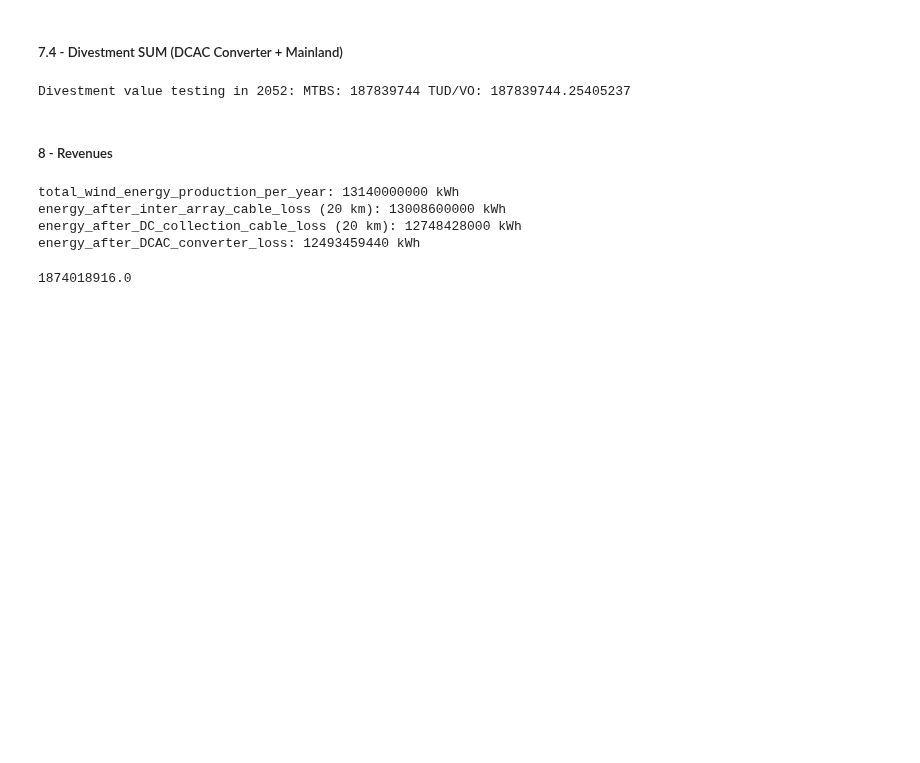
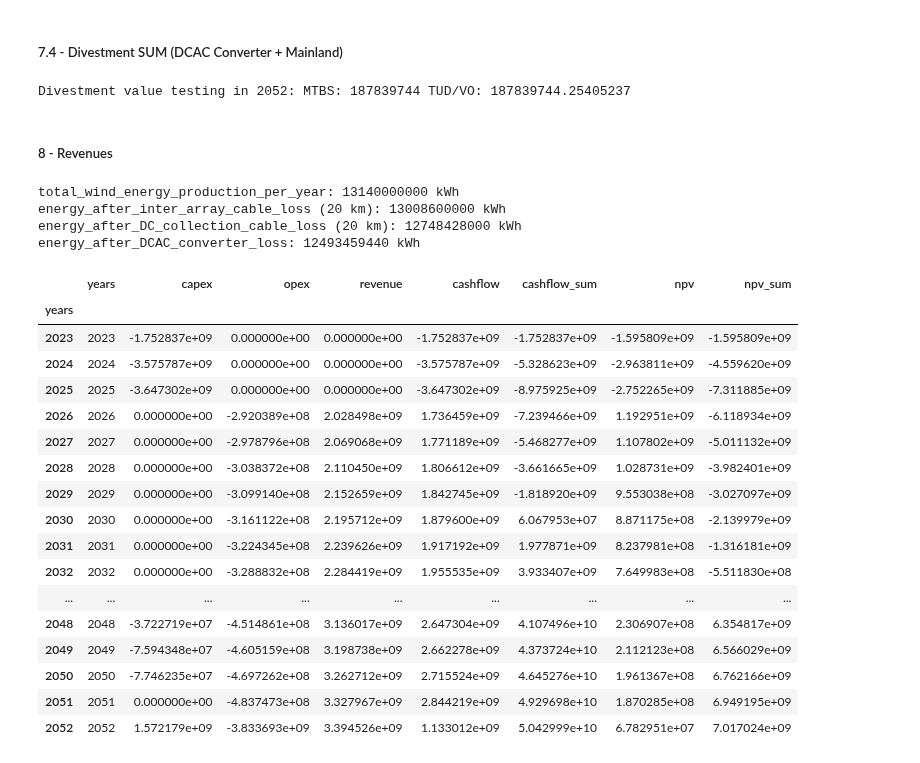
Before and after one commit to VanOord/OpenSCSim, a Jupyter notebook: Test - compare MTBS xls with python outcomes - Wouter (case 4B).ipynb, the cells around one changed output. Cells and saved outputs as stored; diff of their text form; code cells hidden in the pictures; blank space fills up the shorter version.

Commit message:
Working version (revenue)

```diff
--- a/Test - compare MTBS xls with python outcomes - Wouter (case 4B).ipynb
+++ b/Test - compare MTBS xls with python outcomes - Wouter (case 4B).ipynb
@@ -637,26 +637,30 @@ energy_after_DCAC_converter_loss: 12493459440 kWh
 # %%
 # create escalation list
 escalation_base_year=2023
-lifecycle=30
+lifecycle=29
 escalation_rate=0.02
-escalation_list = []
 escalation_years = []
+escalation_values = []
 previous = 1
 for index, year in enumerate(list(range(escalation_base_year, escalation_base_year + lifecycle + 1))):
     previous = previous * (1 + escalation_rate)
-    escalation_list.append(previous)
     escalation_years.append(year)
+    escalation_values.append(previous)
 # %%
 # escalate revenue values
 construction_duration = 2
 revenue_years = list(range(escalation_base_year + construction_duration, escalation_base_year + lifecycle + 1))
 revenue_value = energy_after_DCAC_converter_loss * 0.15 # LCOE: 0.12 EU/kWh (see below) ... take 3 ct profit?
-revenue_values=[]
-for i, revenue_year in enumerate(revenue_years):
-    revenue_values.append(revenue_value * escalation_list[
-        [index for index, escalation_year in enumerate(escalation_years) if escalation_year == revenue_year][0]])
-
-df_combined['revenue'] = revenue_value
-for i in [2023, 2024, 2025]:
-    df_combined.loc[i, 'revenue'] = 0
+# %%
+revenue_values=[]
+for i, revenue_year in enumerate(revenue_years):
+    revenue_values.append(revenue_value * escalation_values[
+        [index for index, escalation_year in enumerate(escalation_years) if escalation_year == revenue_year][0]])
+# %%
+for i, revenue_year in enumerate(revenue_years):
+    df_combined.loc[revenue_year, 'revenue'] = revenue_values[i]
+
+# set first three years to zero ... NB: this is not very general, may need to be improved
+for i in [2023, 2024, 2025]:
+    df_combined.loc[i, 'revenue'] = 0
 # %%
@@ -664,3 +668,21 @@ df_combined_npv=calculate_npv(df_combined, 2023, WACC=0.0984)
 # %%
+df_combined_npv
 # %% [output]
-1874018916.0
+|  | years | capex | opex | revenue | cashflow | cashflow_sum | npv | npv_sum |
+| years |  |  |  |  |  |  |  |  |
+| 2023 | 2023 | -1.752837e+09 | 0.000000e+00 | 0.000000e+00 | -1.752837e+09 | -1.752837e+09 | -1.595809e+09 | -1.595809e+09 |
+| 2024 | 2024 | -3.575787e+09 | 0.000000e+00 | 0.000000e+00 | -3.575787e+09 | -5.328623e+09 | -2.963811e+09 | -4.559620e+09 |
+| 2025 | 2025 | -3.647302e+09 | 0.000000e+00 | 0.000000e+00 | -3.647302e+09 | -8.975925e+09 | -2.752265e+09 | -7.311885e+09 |
+| 2026 | 2026 | 0.000000e+00 | -2.920389e+08 | 2.028498e+09 | 1.736459e+09 | -7.239466e+09 | 1.192951e+09 | -6.118934e+09 |
+| 2027 | 2027 | 0.000000e+00 | -2.978796e+08 | 2.069068e+09 | 1.771189e+09 | -5.468277e+09 | 1.107802e+09 | -5.011132e+09 |
+| 2028 | 2028 | 0.000000e+00 | -3.038372e+08 | 2.110450e+09 | 1.806612e+09 | -3.661665e+09 | 1.028731e+09 | -3.982401e+09 |
+| 2029 | 2029 | 0.000000e+00 | -3.099140e+08 | 2.152659e+09 | 1.842745e+09 | -1.818920e+09 | 9.553038e+08 | -3.027097e+09 |
+| 2030 | 2030 | 0.000000e+00 | -3.161122e+08 | 2.195712e+09 | 1.879600e+09 | 6.067953e+07 | 8.871175e+08 | -2.139979e+09 |
+| 2031 | 2031 | 0.000000e+00 | -3.224345e+08 | 2.239626e+09 | 1.917192e+09 | 1.977871e+09 | 8.237981e+08 | -1.316181e+09 |
+| 2032 | 2032 | 0.000000e+00 | -3.288832e+08 | 2.284419e+09 | 1.955535e+09 | 3.933407e+09 | 7.649983e+08 | -5.511830e+08 |
+| ... | ... | ... | ... | ... | ... | ... | ... | ... |
+| 2048 | 2048 | -3.722719e+07 | -4.514861e+08 | 3.136017e+09 | 2.647304e+09 | 4.107496e+10 | 2.306907e+08 | 6.354817e+09 |
+| 2049 | 2049 | -7.594348e+07 | -4.605159e+08 | 3.198738e+09 | 2.662278e+09 | 4.373724e+10 | 2.112123e+08 | 6.566029e+09 |
+| 2050 | 2050 | -7.746235e+07 | -4.697262e+08 | 3.262712e+09 | 2.715524e+09 | 4.645276e+10 | 1.961367e+08 | 6.762166e+09 |
+| 2051 | 2051 | 0.000000e+00 | -4.837473e+08 | 3.327967e+09 | 2.844219e+09 | 4.929698e+10 | 1.870285e+08 | 6.949195e+09 |
+| 2052 | 2052 | 1.572179e+09 | -3.833693e+09 | 3.394526e+09 | 1.133012e+09 | 5.042999e+10 | 6.782951e+07 | 7.017024e+09 |
```
Also changed, not shown: parts of 2 cells of this notebook.
